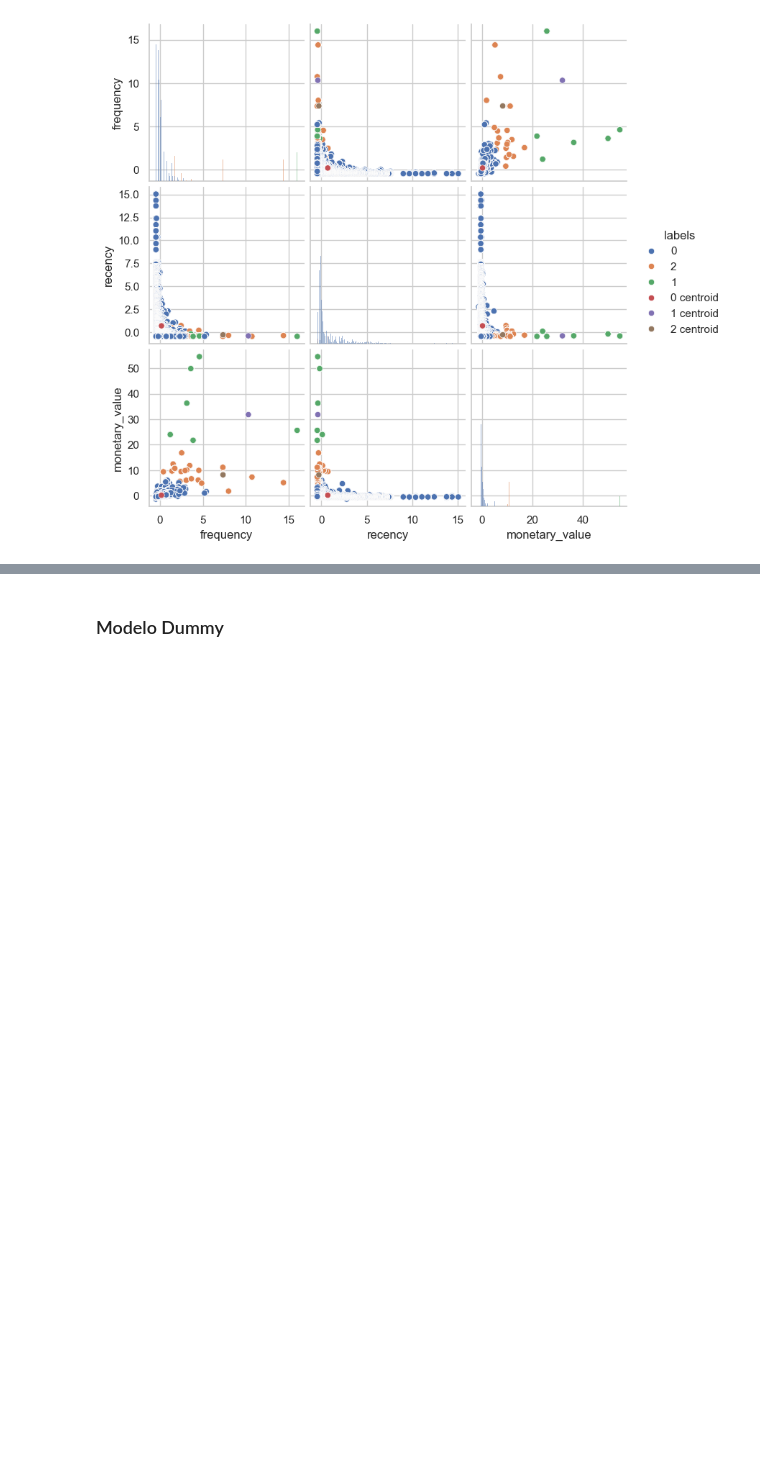
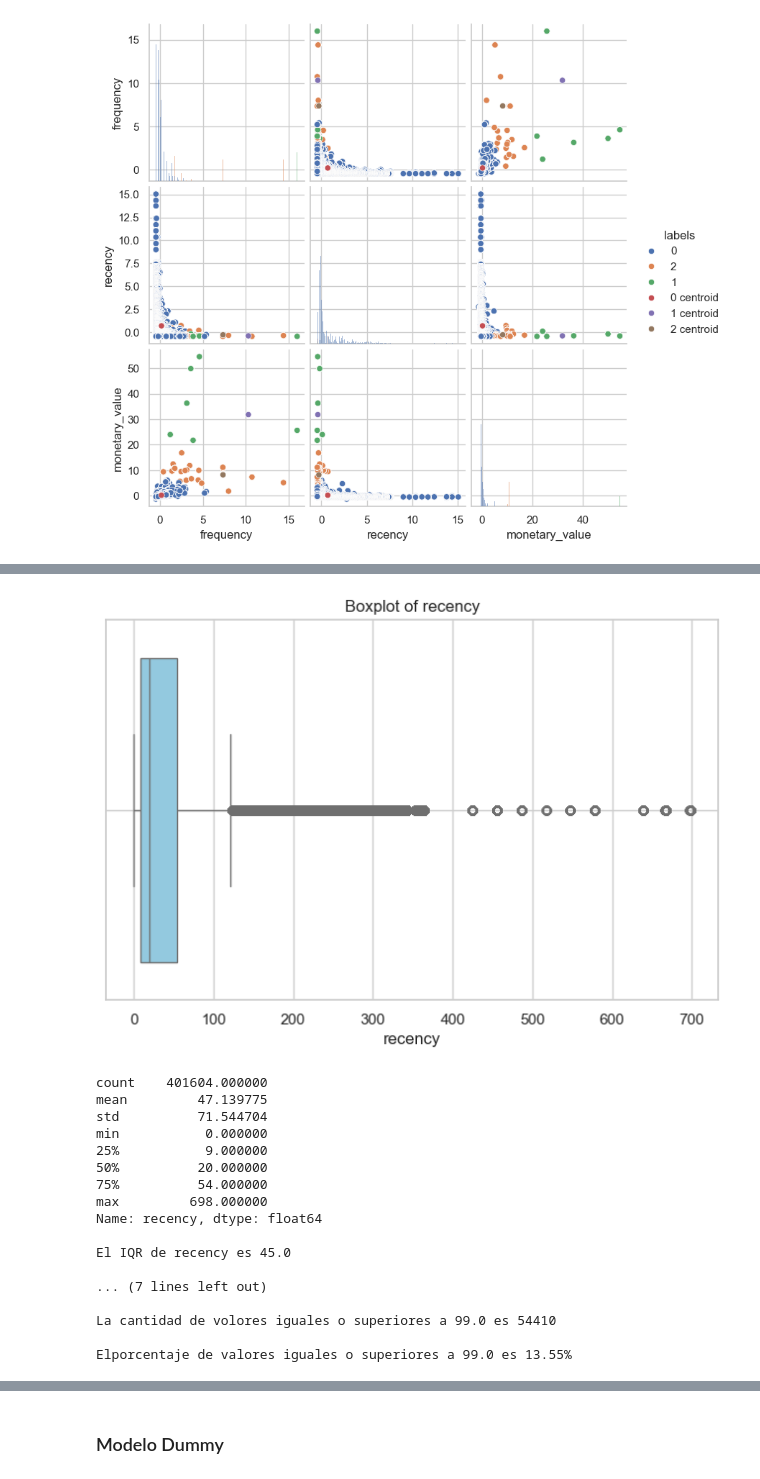
Before and after one commit to AbnerGalRol/Hackaton-Triple_ten-Team-8, a Jupyter notebook: notebooks/hackaton-triple-ten.ipynb, the cells around one changed output, grey strips where cells are left out. Cells and saved outputs as stored; diff of their text form; code cells hidden in the pictures; blank space fills up the shorter version.

```diff
--- a/notebooks/hackaton-triple-ten.ipynb
+++ b/notebooks/hackaton-triple-ten.ipynb
@@ -247,7 +248,7 @@ df.describe()
 def outliers(df,col,ylabel=None):
     sns.set(style="whitegrid")
     plt.figure(figsize=(8, 5))
-    sns.boxenplot(x=df[col], color='skyblue')
+    sns.boxplot(x=df[col], color='skyblue')
     plt.title('Boxplot of ' + col)
     plt.ylabel(ylabel)
     plt.grid(True)
@@ -600,0 +750,21 @@ sns.pairplot(df_all,hue='labels',diag_kind='hist')
+# %%
+outliers(df,'recency')
+# %% [output]
+[figure, added]
+count    401604.000000
+mean         47.139775
+std          71.544704
+min           0.000000
+25%           9.000000
+50%          20.000000
+75%          54.000000
+max         698.000000
+Name: recency, dtype: float64
+
+El IQR de recency es 45.0
+
+... (7 lines left out)
+
+La cantidad de volores iguales o superiores a 99.0 es 54410
+
+Elporcentaje de valores iguales o superiores a 99.0 es 13.55%
```
Also changed, not shown: parts of 36 cells of this notebook.
